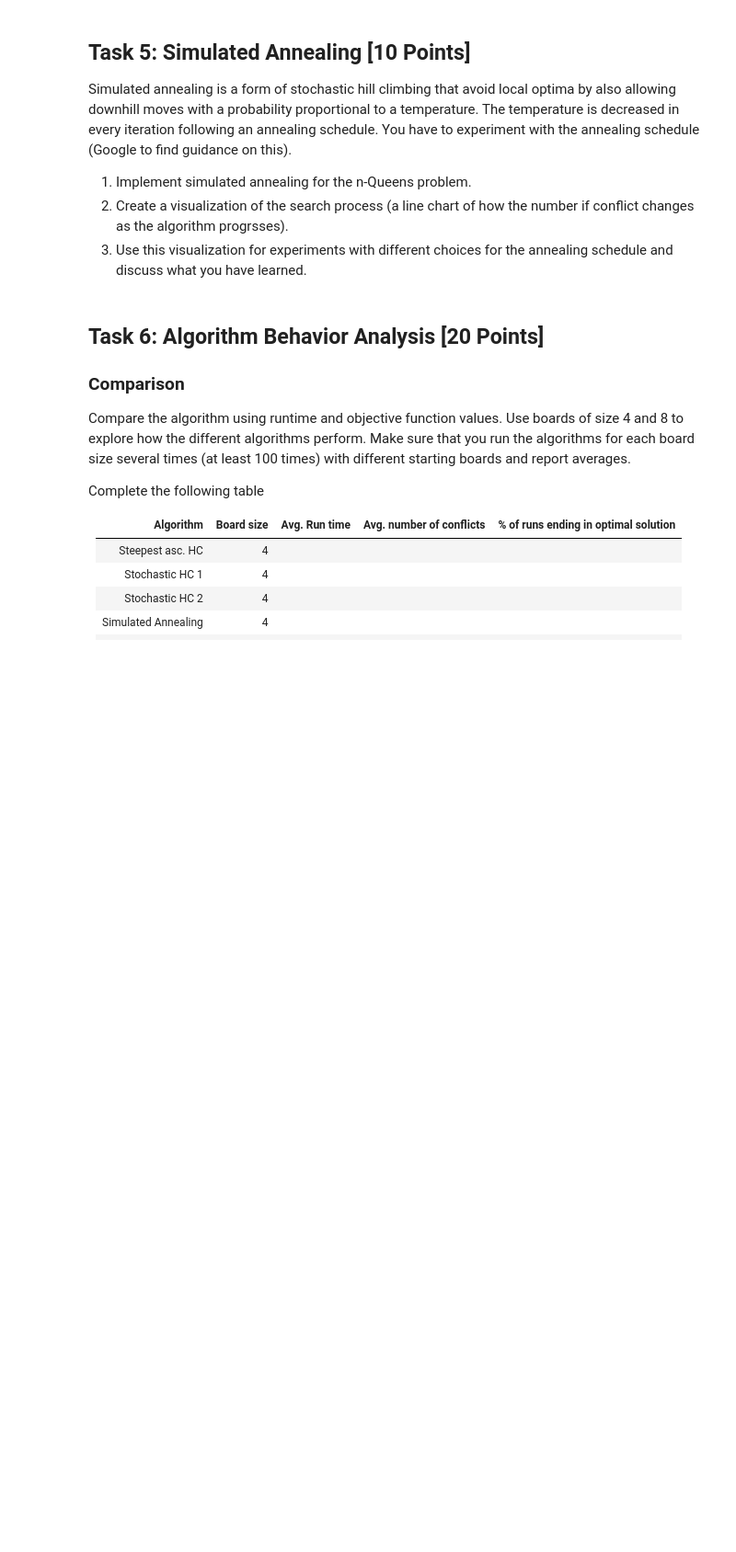
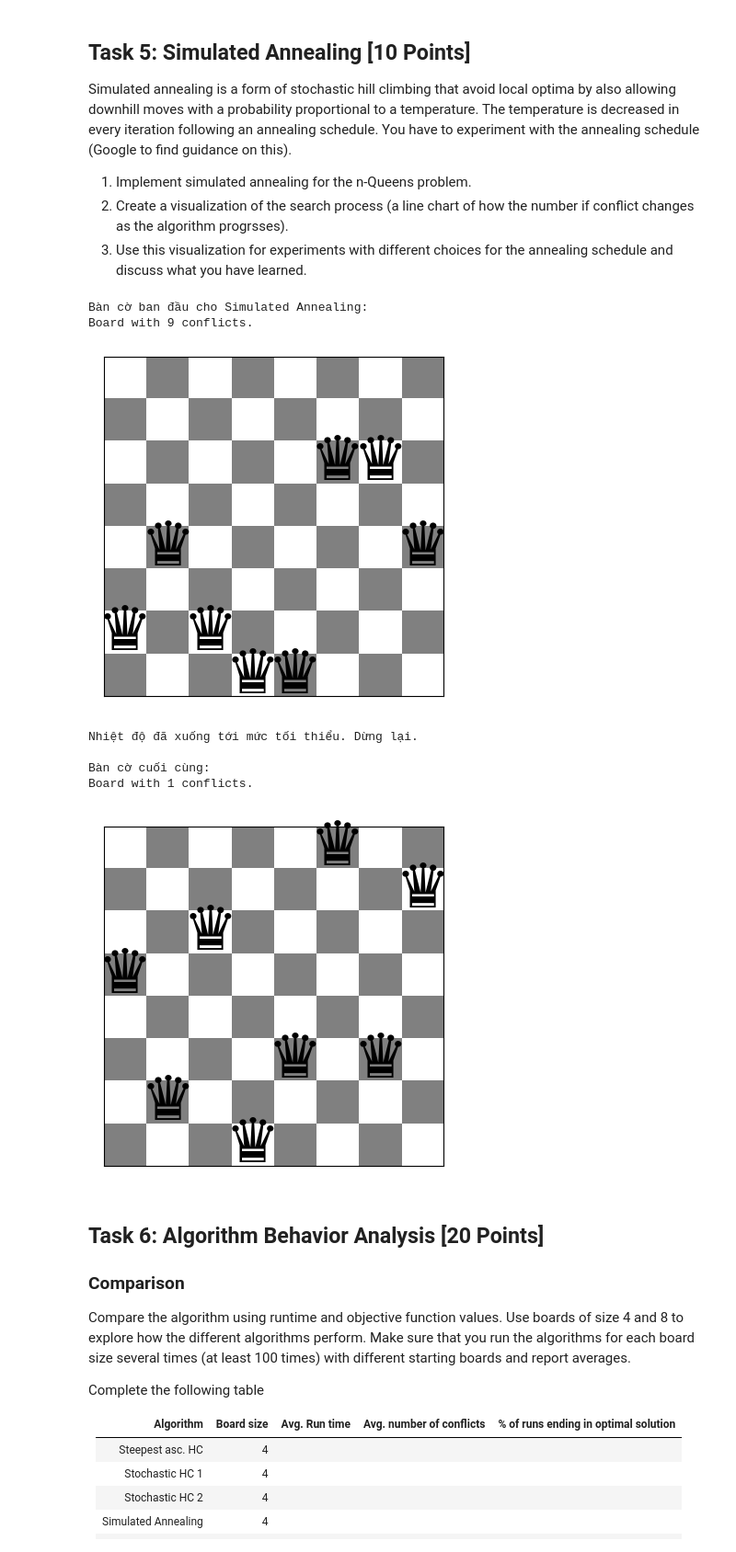
Before and after one commit to zeno1406/TTNTNC_nhom10, a Jupyter notebook: lab03 - local_search/n_queens.ipynb, the cells around one changed output. Shown at 92% size. Drawn from its saved outputs; the diff is of its cells as text; code cells hidden in the pictures; blank space fills up the shorter version.

```diff
--- a/lab03 - local_search/n_queens.ipynb
+++ b/lab03 - local_search/n_queens.ipynb
@@ -484,3 +618,21 @@ Simulated annealing is a form of stochastic hill climbing that avoid local optim
+# %%
+start_board_sa = random_board(8)
+print("Bàn cờ ban đầu cho Simulated Annealing:")
+show_board(start_board_sa)
+
+final_board_sa = simulated_annealing(start_board_sa)
+
+print("\nBàn cờ cuối cùng:")
+show_board(final_board_sa)
+# %% [output]
+Bàn cờ ban đầu cho Simulated Annealing:
+Board with 9 conflicts.
+[figure, added]
+Nhiệt độ đã xuống tới mức tối thiểu. Dừng lại.
+
+Bàn cờ cuối cùng:
+Board with 1 conflicts.
+[figure, added]
 # %% [markdown]
 ## Task 6: Algorithm Behavior Analysis [20 Points]
 
```
Also changed, not shown: parts of 14 cells of this notebook.
